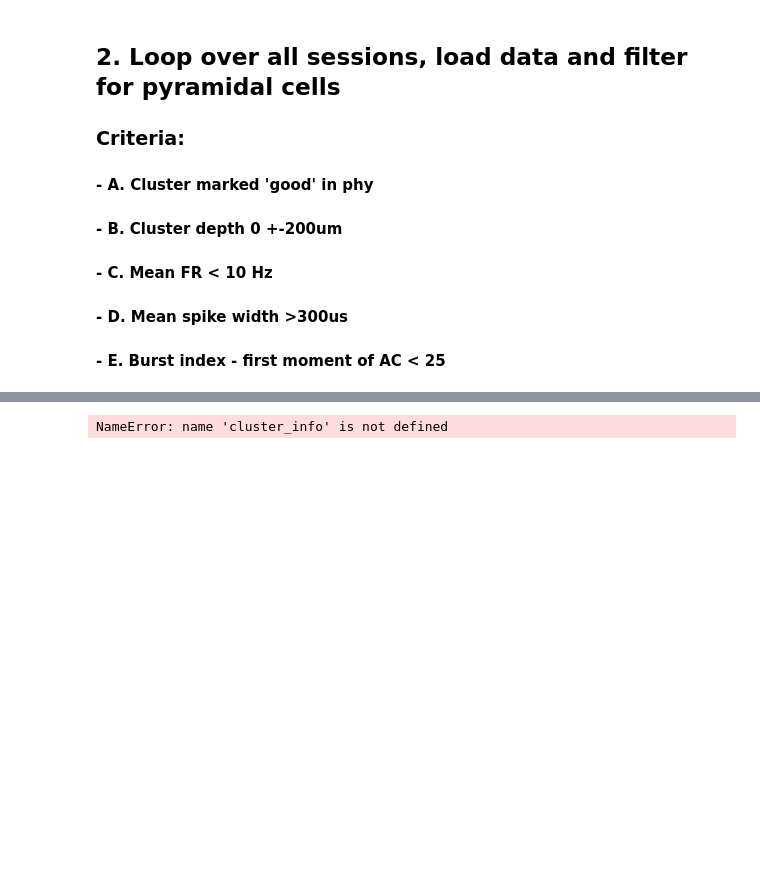
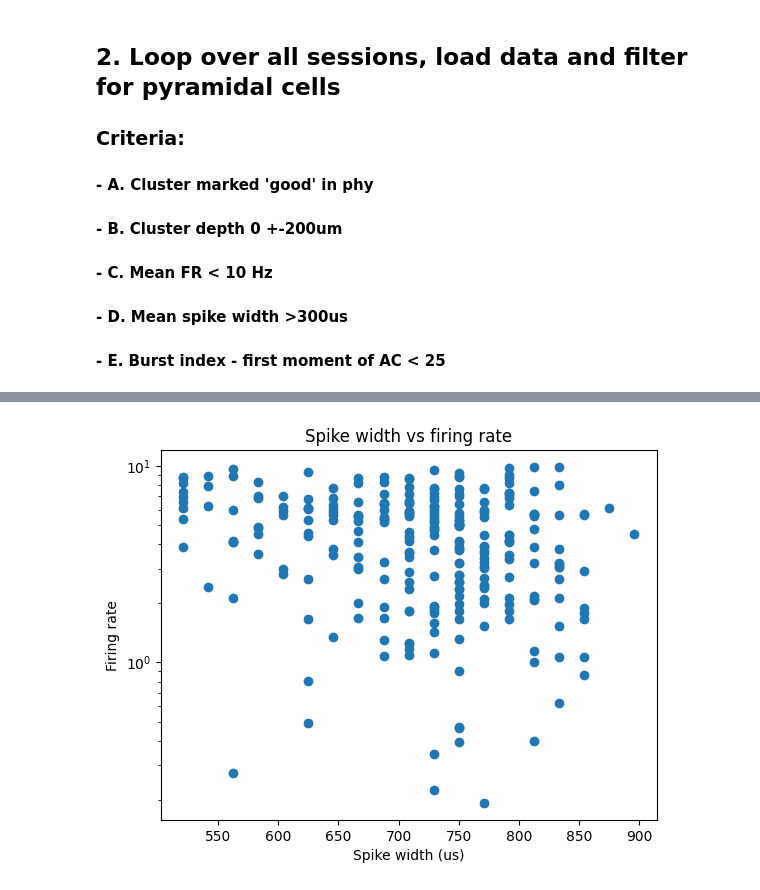
Before and after one commit to jakeswann1/SpElT, a Jupyter notebook: postprocessing/Check Cell Identity.ipynb, the cells around one changed output, grey strips where cells are left out. Saved outputs shown, nothing was run; the diff lists cells and outputs as text; code cells hidden in the pictures; blank space fills up the shorter version.

Commit message:
Added plotting for sanity checking

```diff
--- a/postprocessing/Check Cell Identity.ipynb
+++ b/postprocessing/Check Cell Identity.ipynb
@@ -28,7 +28,13 @@ print(f'{len(session_dict.items())} sessions found')
 #### - E. Burst index - first moment of AC < 25
 # %%
 from ephys import *
-from scipy.signal import argrelmax
+import matplotlib.pyplot as plt
+
+
+total_cells_inc = 0
+total_cells_processed = 0
+
+cluster_info_all = pd.DataFrame()
 
 for session, session_path in session_dict.items():
 
@@ -40,8 +46,12 @@ for session, session_path in session_dict.items():
 
     # Get cluster info from phy
     cluster_info = obj.spike_data['cluster_info']
+
+    cluster_info['session'] = session
+
     # Get total good cells for session
     total_cells = len(cluster_info.index)
+    total_cells_processed += total_cells
 
 
     ## B. Get cluster depths and exclude any outside of 0 +-200um
@@ -60,17 +70,20 @@ for session, session_path in session_dict.items():
 
             # Find peak to trough time in us
             peak = np.argmin(mean_waveform)
+            trough = np.argmax(mean_waveform[peak:]) + peak
+            peak_to_trough = trough - peak
 
-            trough = argrelmax(mean_waveform[peak:])[0] #Next local maxmimum after (negative) peak
-            if len(trough) > 1:
-                trough = trough[0]
-
-            peak_to_trough = trough - peak
+            # # Plot for sanity
+            # print(f'Spike width for cluster {cluster}: {peak_to_trough / obj.spike_data["sampling_rate"] * 1e6} us')
+            # plt.plot(mean_waveform)
+            # plt.scatter(trough, mean_waveform[trough])
+            # plt.scatter(peak, mean_waveform[peak])
+            # plt.show()
 
             cluster_info.loc[cluster, 'spike_width_microseconds'] = (peak_to_trough / obj.spike_data['sampling_rate']) * 1e6
 
         # Filter for spike width > 300us as in Wills et al., 2010
-        cluster_info = cluster_info[cluster_info['spike_width_microseconds'] > 300].copy()
+        cluster_info = cluster_info[cluster_info['spike_width_microseconds'] > 500].copy()
 
 
     ## E. Calculate burst index and filter
@@ -99,8 +112,17 @@ for session, session_path in session_dict.items():
     ## SAVE INCLUDED CLUSTER IDs TO .NPY
     clusters_inc = cluster_info.index
     n_clusters_inc = len(cluster_info.index)
+    total_cells_inc += n_clusters_inc
+
+    # Append session to cluster_info_all index
+    cluster_info.index = cluster_info['session'] + '_' + cluster_info.index.astype(str)
+
+    # Concat cluster info for all sessions
+    cluster_info_all = pd.concat([cluster_info_all, cluster_info])
 
     np.save(f'{session_path}/clusters_inc.npy', clusters_inc)
 
     print(f'Session {session}: {n_clusters_inc} cells retained of {total_cells} good cells from phy. Retained cells: {clusters_inc.values}')
+
+print(f'Total cells retained: {total_cells_inc} of total {total_cells_processed} good cells from phy')
 # %% [output]
@@ -125,4 +146,10 @@ ValueError: Must have equal len keys and value when setting with an iterable
 # %%
-cluster_info
+plt.scatter(cluster_info_all['spike_width_microseconds'], cluster_info_all['fr'])
+plt.xlabel('Spike width (us)')
+# Set y axis to log 10 scale
+plt.yscale('log')
+plt.ylabel('Firing rate')
+plt.title('Spike width vs firing rate')
+plt.show()
 # %% [output]
-NameError: name 'cluster_info' is not defined
+[figure, added]
```
Also changed, not shown: parts of 6 cells of this notebook.
